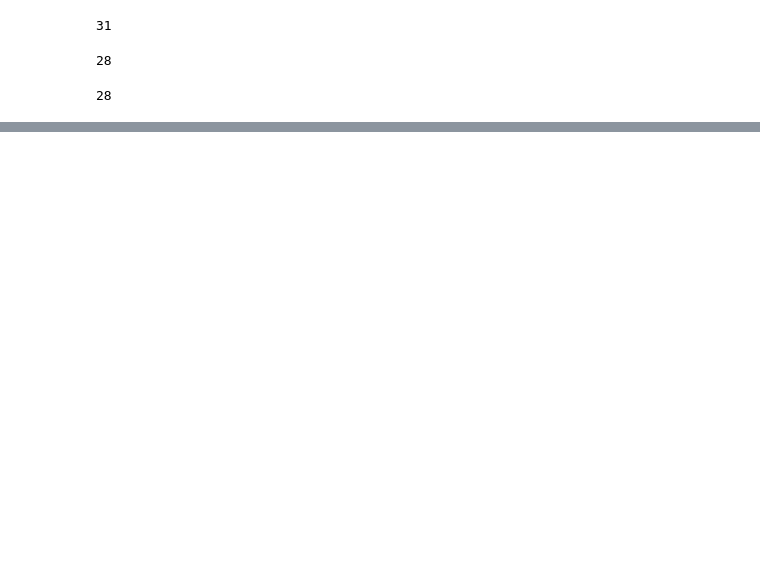
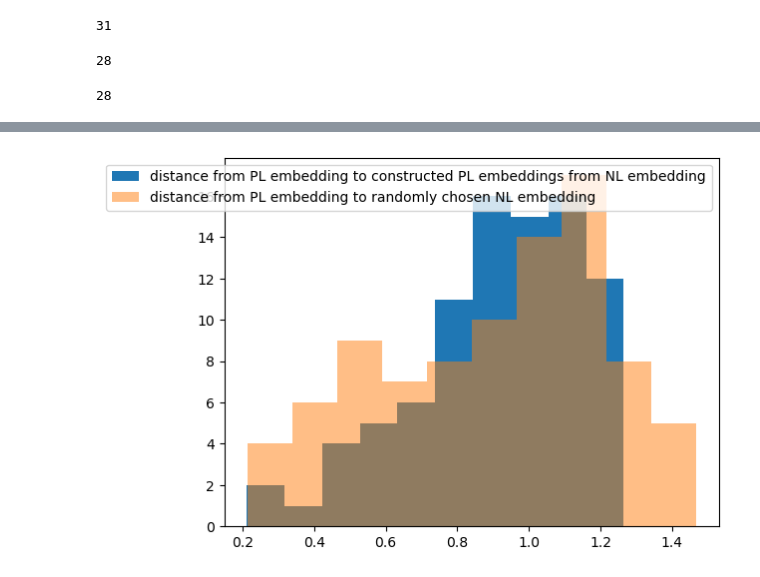
Before and after one commit to mims-harvard/ATOMICA, a Jupyter notebook: case_studies/composition_of_embeddings/can_embeddings_be_composed.ipynb, the cells around one changed output, grey strips where cells are left out. Saved outputs shown, nothing was run; the diff lists cells and outputs as text; code cells hidden in the pictures; blank space fills up the shorter version.

```diff
--- a/case_studies/composition_of_embeddings/can_embeddings_be_composed.ipynb
+++ b/case_studies/composition_of_embeddings/can_embeddings_be_composed.ipynb
@@ -173,0 +185,4 @@ plt.show()
+# %%
+with open("sam_pdbs.txt", "r") as f:
+    pdbs = f.read().split("\n")
+len(set(pdbs))
@@ -173,0 +271,42 @@ plt.show()
+# %%
+embeddings_n = {}
+for i in range(0, len(filtered_dataset_nl), batch_size):
+    model.eval()
+    with torch.no_grad():
+        minibatch_ = [BlockGeoAffDataset.filter_for_segment(d, 0) for d in filtered_dataset_nl[i:i+batch_size]]
+        minibatch = BlockGeoAffDataset.collate_fn(minibatch_)
+        pdb_ids = nl_pdbs[i:i+batch_size]
+        minibatch = Trainer.to_device(minibatch, "cuda")
+        pred_binding_affinity, output = model.infer(minibatch, extra_info=True)
+        batch_id = torch.zeros_like(minibatch["segment_ids"])  # [Nb]
+        batch_id[torch.cumsum(minibatch["lengths"], dim=0)[:-1]] = 1
+        batch_id.cumsum_(dim=0)  # [Nb], item idx in the batch
+        for idx, pdb_id in enumerate(pdb_ids):
+            embeddings_n[pdb_id] = output.graph_repr[idx].cpu().numpy()
+# %%
+pl_constr_dist = []
+nl_constr_dist = []
+rand_dist1 = []
+rand_dist2 = []
+pl_nl_dist = []
+pairs = list(itertools.product(pl_pdbs, nl_pdbs))
+for pl_pdb, nl_pdb in pairs:
+    pl_embedding = embeddings_pl[pl_pdb]
+    nl_embedding = embeddings_nl[nl_pdb]
+
+    pl_constr = embeddings_nl[nl_pdb] - embeddings_n[nl_pdb] + embeddings_p[pl_pdb]
+    nl_constr = embeddings_pl[pl_pdb] - embeddings_p[pl_pdb] + embeddings_n[nl_pdb]
+
+    pl_constr_dist.append(np.linalg.norm(pl_constr - pl_embedding))
+    nl_constr_dist.append(np.linalg.norm(nl_constr - nl_embedding))
+    rand_dist1.append(np.linalg.norm(pl_embedding - np.random.randn(pl_embedding.size)))
+    rand_dist2.append(np.linalg.norm(pl_embedding - random.choice(list(embeddings_nl_all.values()))))
+    pl_nl_dist.append(np.linalg.norm(pl_embedding - nl_embedding))
+# %%
+plt.hist(pl_constr_dist, label = "distance from PL embedding to constructed PL embeddings from NL embedding")
+# plt.hist(rand_dist1, label = "distance from PL embedding to random embeddings")
+plt.hist(rand_dist2, alpha=0.5, label = "distance from PL embedding to randomly chosen NL embedding")
+plt.legend()
+plt.show()
+# %% [output]
+[figure, added]
```
Also changed, not shown: parts of 34 cells of this notebook, 14 other files.
